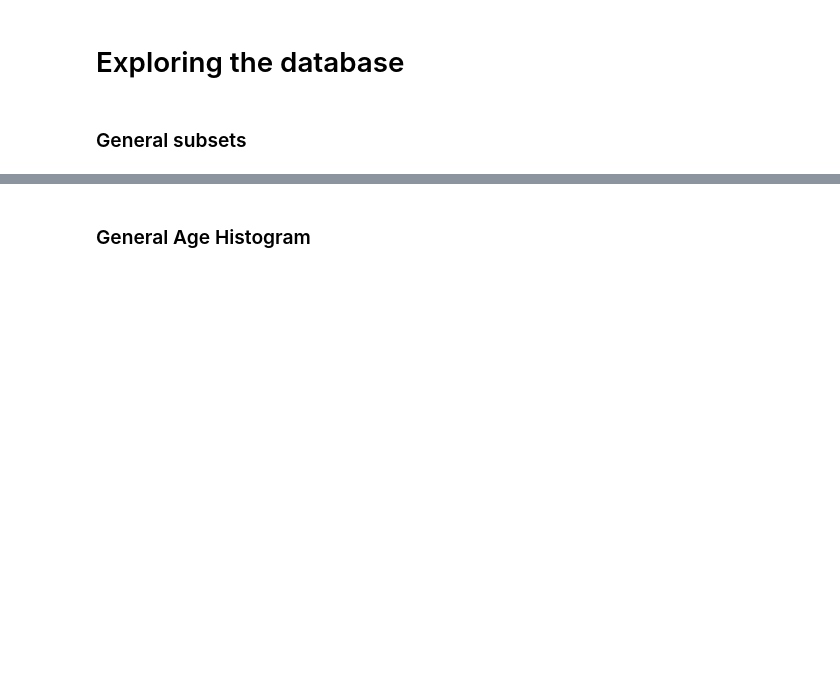
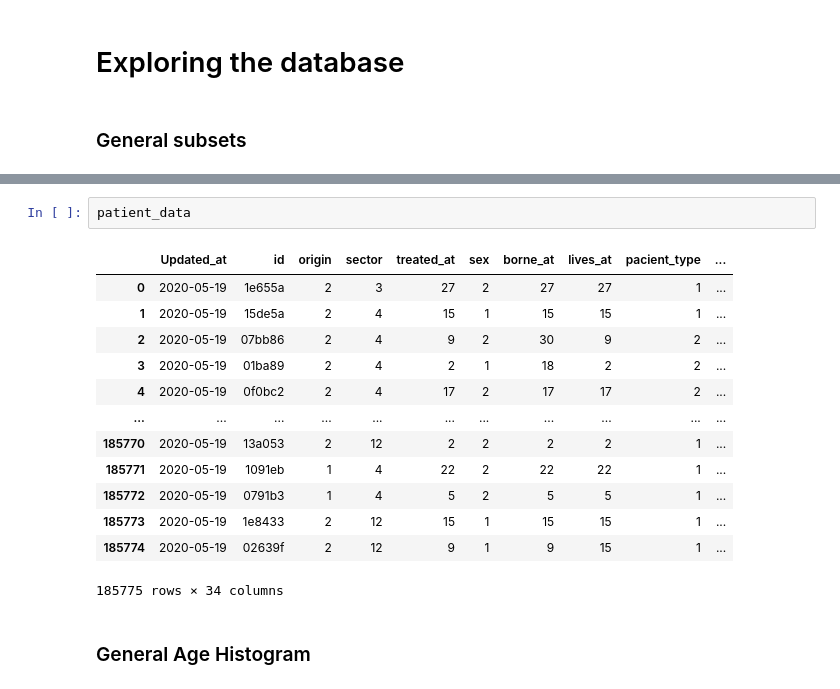
Before and after one commit to mesielepush/Covid19-Mexico-Data-Analysis-Jupyter-Notebook, a Jupyter notebook: MexicoCovidDescriptiveGeneral.ipynb, the cells around one changed output, grey strips where cells are left out. Saved outputs shown, nothing was run; the diff lists cells and outputs as text; blank space fills up the shorter version.

```diff
--- a/MexicoCovidDescriptiveGeneral.ipynb
+++ b/MexicoCovidDescriptiveGeneral.ipynb
@@ -389,3 +468,19 @@ actives = get_active(patient_data,state ='ESTADOS UNIDOS MEXICANOS',window=14)
+# %%
+patient_data
+# %% [output]
+|  | Updated_at | id | origin | sector | treated_at | sex | borne_at | lives_at | pacient_type | ... |
+| 0 | 2020-05-19 | 1e655a | 2 | 3 | 27 | 2 | 27 | 27 | 1 | ... |
+| 1 | 2020-05-19 | 15de5a | 2 | 4 | 15 | 1 | 15 | 15 | 1 | ... |
+| 2 | 2020-05-19 | 07bb86 | 2 | 4 | 9 | 2 | 30 | 9 | 2 | ... |
+| 3 | 2020-05-19 | 01ba89 | 2 | 4 | 2 | 1 | 18 | 2 | 2 | ... |
+| 4 | 2020-05-19 | 0f0bc2 | 2 | 4 | 17 | 2 | 17 | 17 | 2 | ... |
+| ... | ... | ... | ... | ... | ... | ... | ... | ... | ... | ... |
+| 185770 | 2020-05-19 | 13a053 | 2 | 12 | 2 | 2 | 2 | 2 | 1 | ... |
+| 185771 | 2020-05-19 | 1091eb | 1 | 4 | 22 | 2 | 22 | 22 | 1 | ... |
+| 185772 | 2020-05-19 | 0791b3 | 1 | 4 | 5 | 2 | 5 | 5 | 1 | ... |
+| 185773 | 2020-05-19 | 1e8433 | 2 | 12 | 15 | 1 | 15 | 15 | 1 | ... |
+| 185774 | 2020-05-19 | 02639f | 2 | 12 | 9 | 1 | 9 | 15 | 1 | ... |
+185775 rows × 34 columns
 # %% [markdown]
 ### General Age Histogram
 # %%
```
Also changed, not shown: parts of 10 cells of this notebook, 1 other file.
